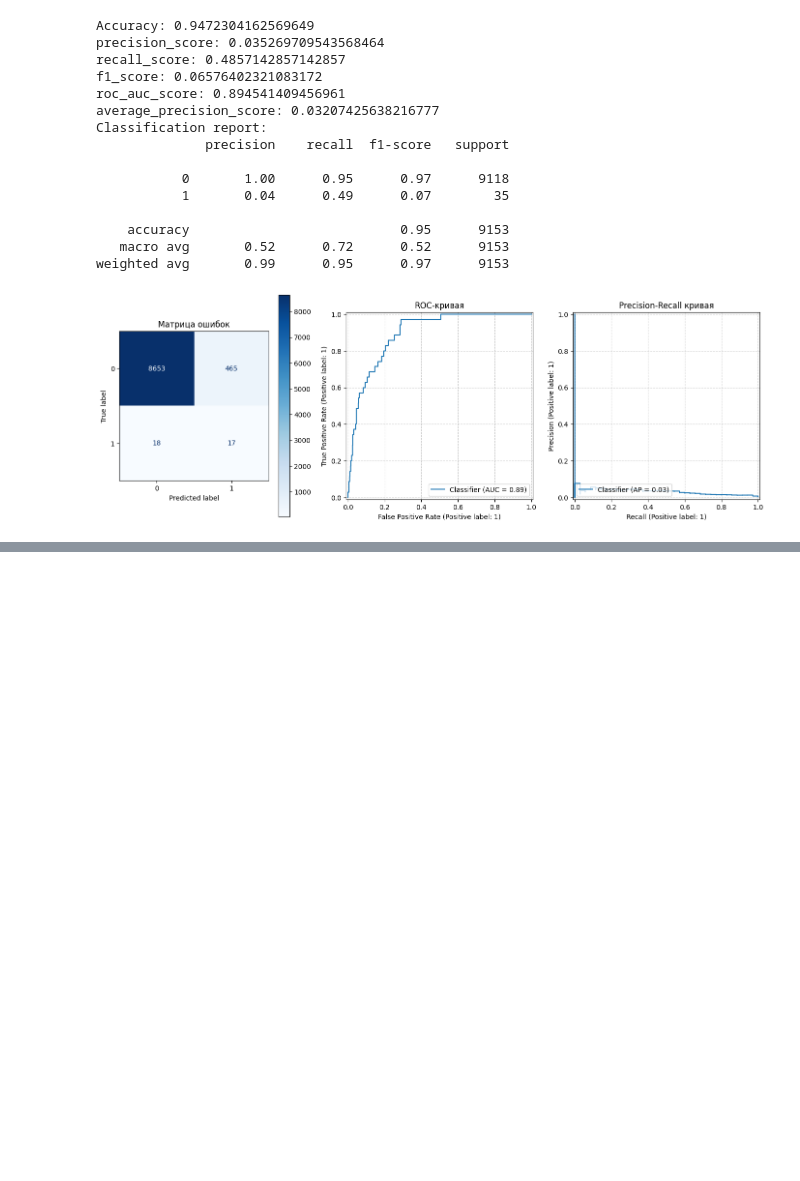
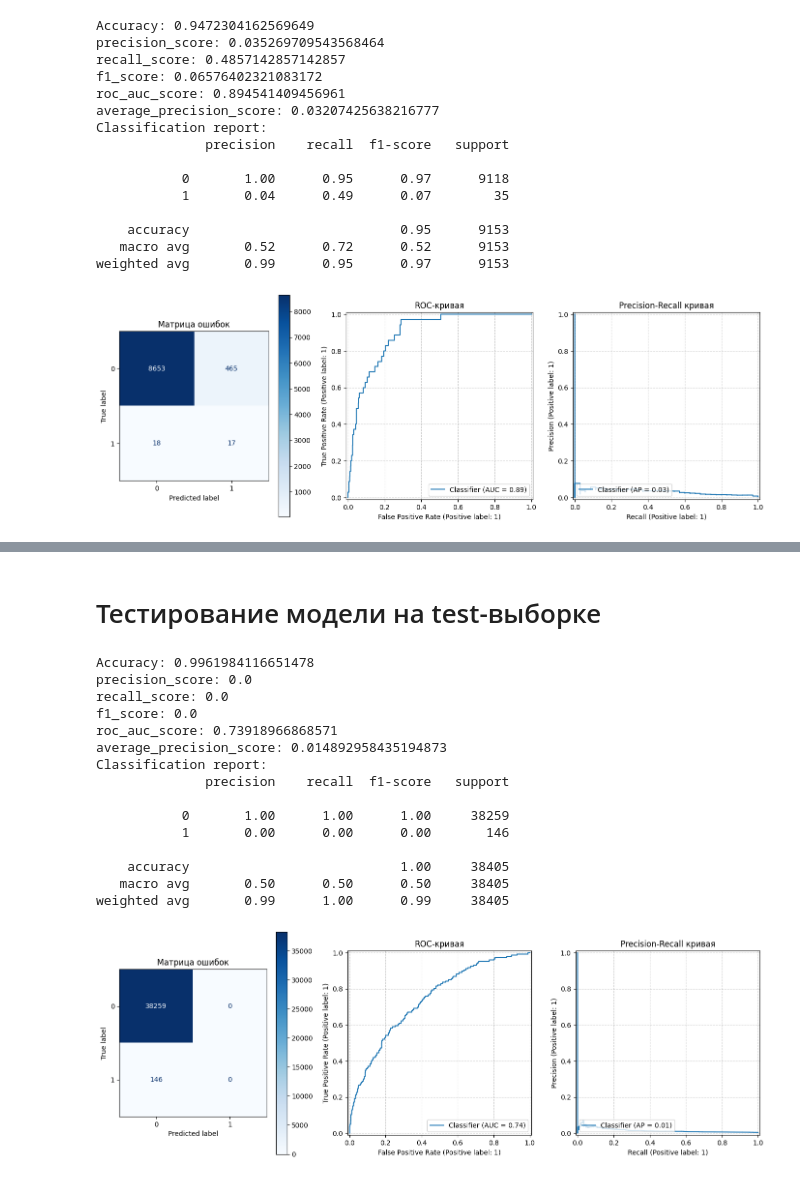
Before and after one commit to VadimTTT/credit_scoring, a Jupyter notebook: explore.ipynb, the cells around one changed output, grey strips where cells are left out. Drawn from its saved outputs; the diff is of its cells as text; code cells hidden in the pictures; blank space fills up the shorter version.

```diff
--- a/explore.ipynb
+++ b/explore.ipynb
@@ -639,0 +809,3 @@ param_grid = {
+# %%
+x_train_full, y_train_full = train_data.drop(columns=['MARKER']), train_data['MARKER']
+x_train_full.shape, y_train_full.shape
@@ -639,0 +814,16 @@ param_grid = {
+# %%
+X_train_fclean = pd.DataFrame(
+    cat_preprocessor.fit_transform(x_train_full),
+    columns=numeric_features + categorical_features
+)
+X_test_clean = pd.DataFrame(
+    cat_preprocessor.transform(x_test),
+    columns=numeric_features + categorical_features
+)
+
+catboost_final_model = CatBoostClassifier(
+    iterations=400, depth=6, learning_rate=0.05,
+    eval_metric='AUC', auto_class_weights='Balanced',
+    verbose=100, random_state=42
+)
+catboost_final_model.fit(X_train_fclean, y_train_full, cat_features=categorical_features)
@@ -639,0 +837,24 @@ param_grid = {
+# %% [markdown]
+# Тестирование модели на test-выборке
+# %%
+y_pred_cb_last = catboost_final_model.predict(X_test_clean)
+y_proba_cb_last = catboost_final_model.predict_proba(X_test_clean)[:, 1]
+
+plot_tests.test_plot_cm_roc_pr(y_test, y_pred_cb_last, y_proba_cb_last)
+# %% [output]
+Accuracy: 0.9961984116651478
+precision_score: 0.0
+recall_score: 0.0
+f1_score: 0.0
+roc_auc_score: 0.73918966868571
+average_precision_score: 0.014892958435194873
+Classification report:
+              precision    recall  f1-score   support
+
+           0       1.00      1.00      1.00     38259
+           1       0.00      0.00      0.00       146
+
+    accuracy                           1.00     38405
+   macro avg       0.50      0.50      0.50     38405
+weighted avg       0.99      1.00      0.99     38405
+[figure, added]
```
Also changed, not shown: parts of 17 cells of this notebook.
